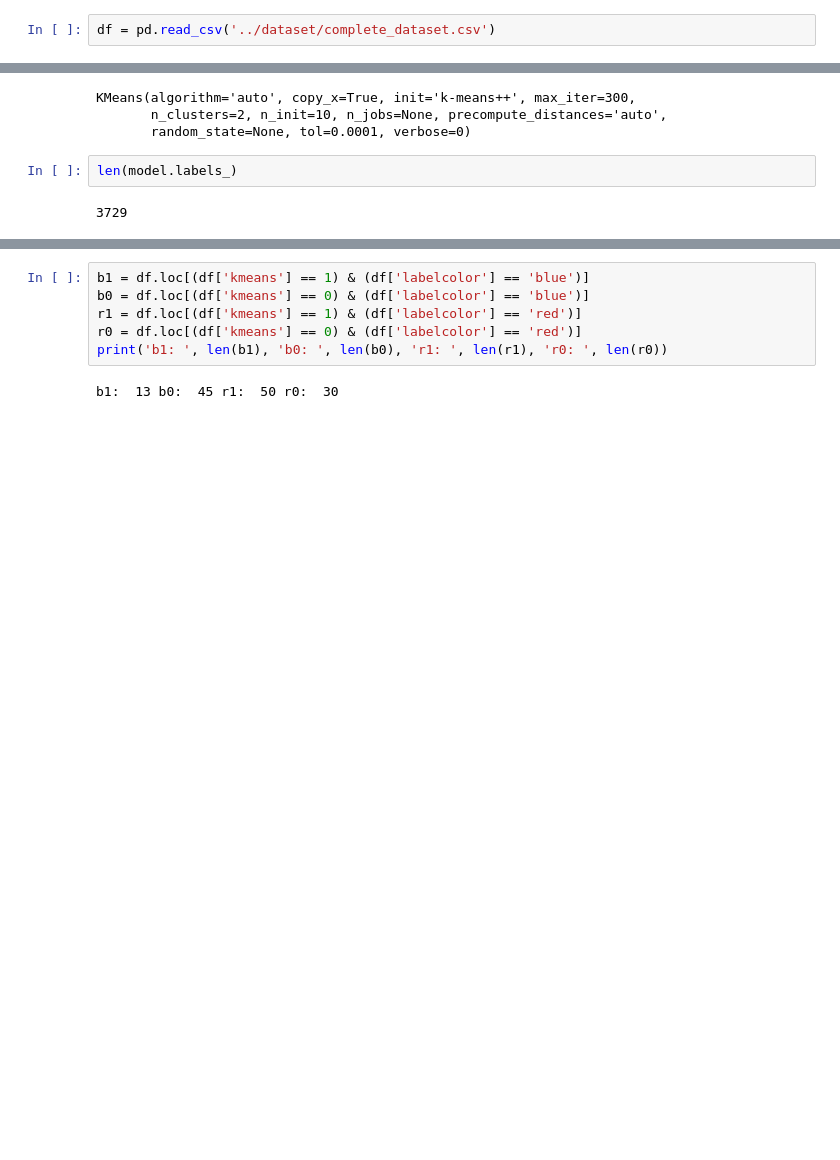
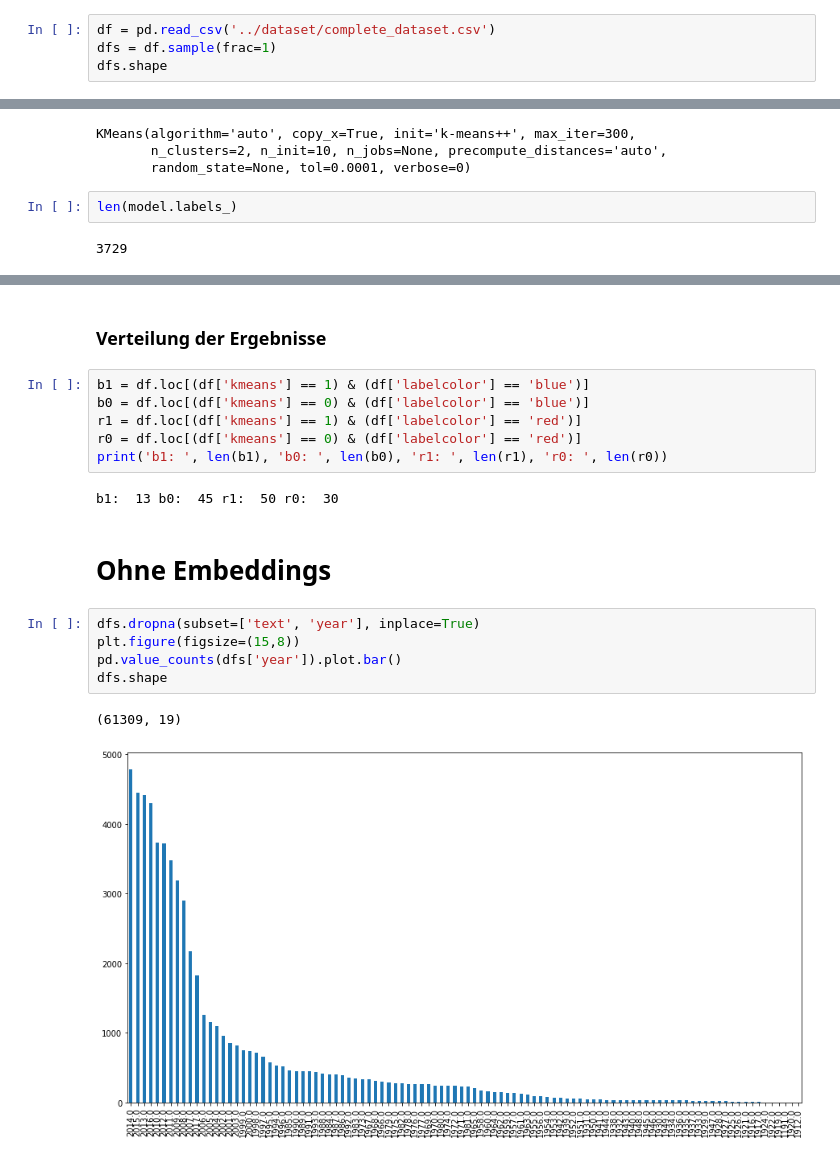
Before and after one commit to LennartKeller/SubtitleClustering, a Jupyter notebook: notebooks/Jan_Koe_ClusteringUberZeit.ipynb, the cells around one changed output, grey strips where cells are left out. Drawn from its saved outputs; the diff is of its cells as text; blank space fills up the shorter version.

```diff
--- a/notebooks/Jan_Koe_ClusteringUberZeit.ipynb
+++ b/notebooks/Jan_Koe_ClusteringUberZeit.ipynb
@@ -8,2 +10,4 @@ from matplotlib.textpath import TextPath
 # %%
 df = pd.read_csv('../dataset/complete_dataset.csv')
+dfs = df.sample(frac=1)
+dfs.shape
@@ -146,6 +145,8 @@ for d in df_clean.iterrows():
 # %% [output]
 3729
 [figure]
+# %% [markdown]
+### Verteilung der Ergebnisse
 # %%
 b1 = df.loc[(df['kmeans'] == 1) & (df['labelcolor'] == 'blue')]
 b0 = df.loc[(df['kmeans'] == 0) & (df['labelcolor'] == 'blue')]
@@ -154,3 +155,13 @@ r0 = df.loc[(df['kmeans'] == 0) & (df['labelcolor'] == 'red')]
 print('b1: ', len(b1), 'b0: ', len(b0), 'r1: ', len(r1), 'r0: ', len(r0))
 # %% [output]
 b1:  13 b0:  45 r1:  50 r0:  30
+# %% [markdown]
+# Ohne Embeddings
+# %%
+dfs.dropna(subset=['text', 'year'], inplace=True)
+plt.figure(figsize=(15,8))
+pd.value_counts(dfs['year']).plot.bar()
+dfs.shape
+# %% [output]
+(61309, 19)
+[figure, added]
```
Also changed, not shown: parts of 21 cells of this notebook, 1 other file.
